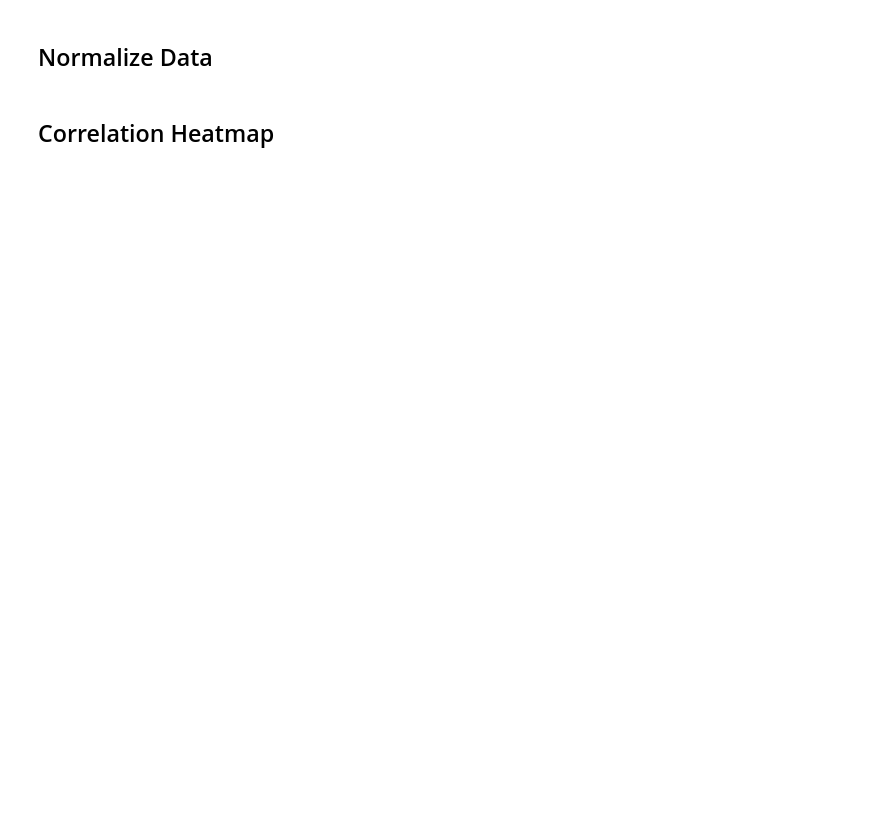
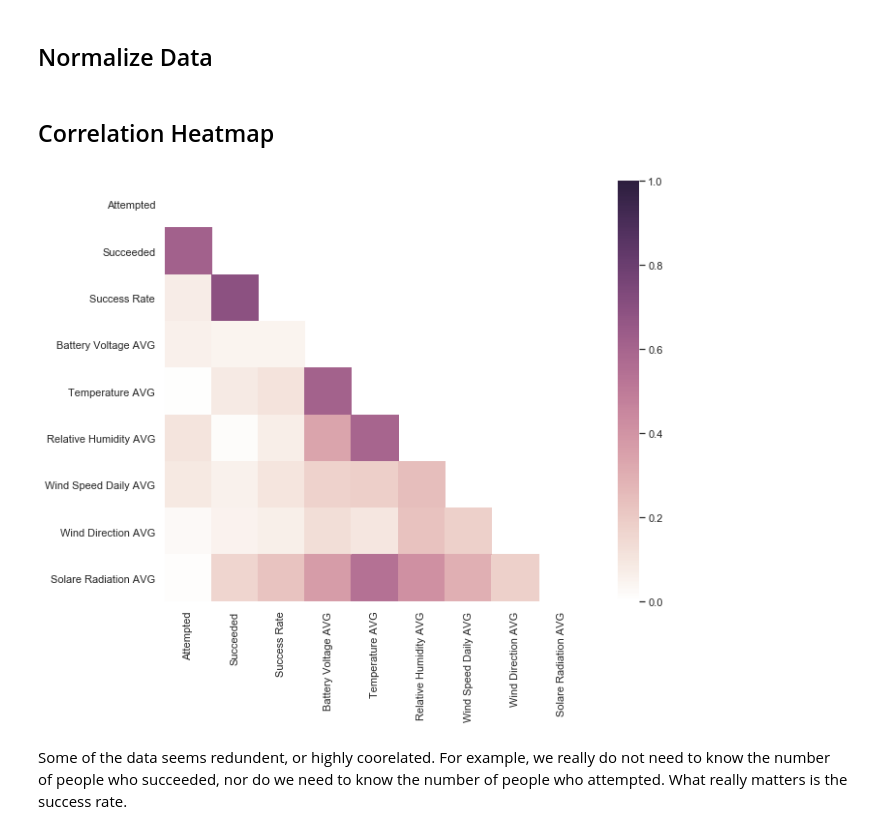
Before and after one commit to noltron000-coursework/mount-rainier, a Jupyter notebook: source/mount_rainier.ipynb, the cells around one changed output. Drawn from its saved outputs; the diff is of its cells as text; code cells hidden in the pictures; blank space fills up the shorter version.

```diff
--- a/source/mount_rainier.ipynb
+++ b/source/mount_rainier.ipynb
@@ -151,3 +163,34 @@ del climb
 ## Normalize Data
 # %% [markdown]
 ## Correlation Heatmap
+# %%
+# == NOTE ==
+# sample code used from https://seaborn.pydata.org/examples/many_pairwise_correlations.html
+
+def heatmap(data):
+	# set up grid style
+	seaborn.set(style='white')
+
+	# compute the correlation matrix
+	correlation = data.corr().abs()
+
+	# generate a mask for the upper triangle
+	mask = numpy.zeros_like(correlation, dtype=numpy.bool)
+	mask[numpy.triu_indices_from(mask)] = True
+
+	# set up the matplotlib figure
+	pyplot.subplots(figsize=(12, 8))
+
+	# generate a custom diverging colormap
+	cmap = seaborn.cubehelix_palette(light=1, as_cmap=True)
+
+	# draw the heatmap with the mask and correct aspect ratio
+	seaborn.heatmap(correlation, mask=mask, cmap=cmap, vmax=1, vmin=0, square=True)
+# %%
+heatmap(data)
+# %% [output]
+[figure, added]
+# %% [markdown]
+Some of the data seems redundent, or highly coorelated.
+For example, we really do not need to know the number of people who succeeded, nor do we need to know the number of people who attempted.
+What really matters is the success rate.
```
Also changed, not shown: parts of 6 cells of this notebook.
